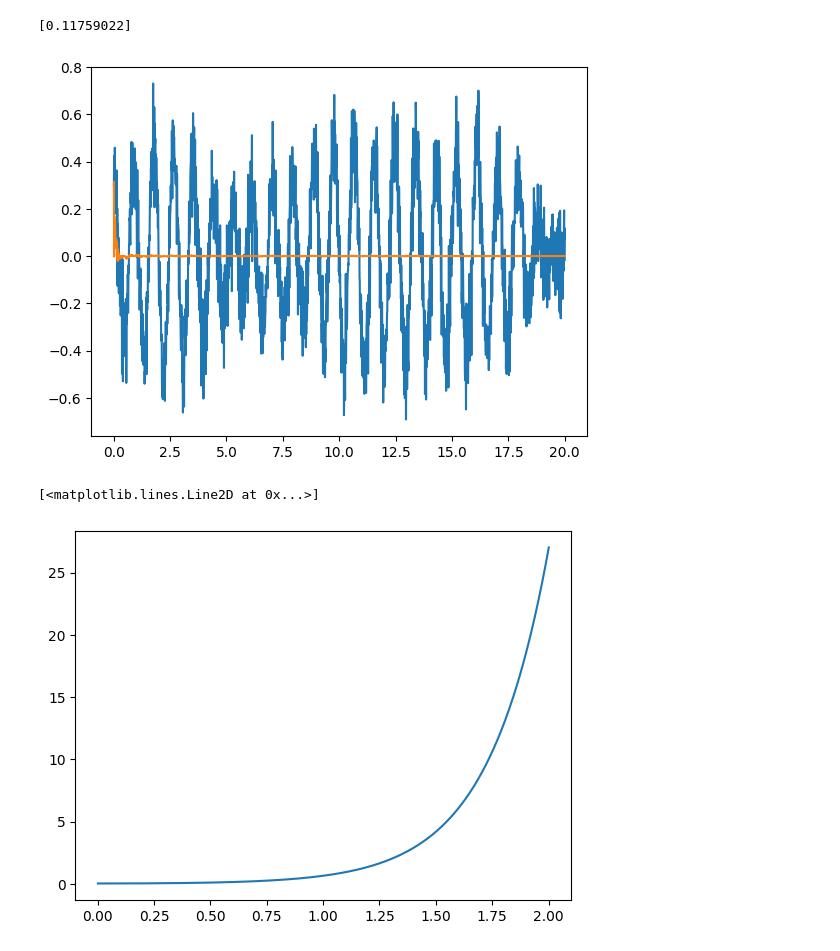
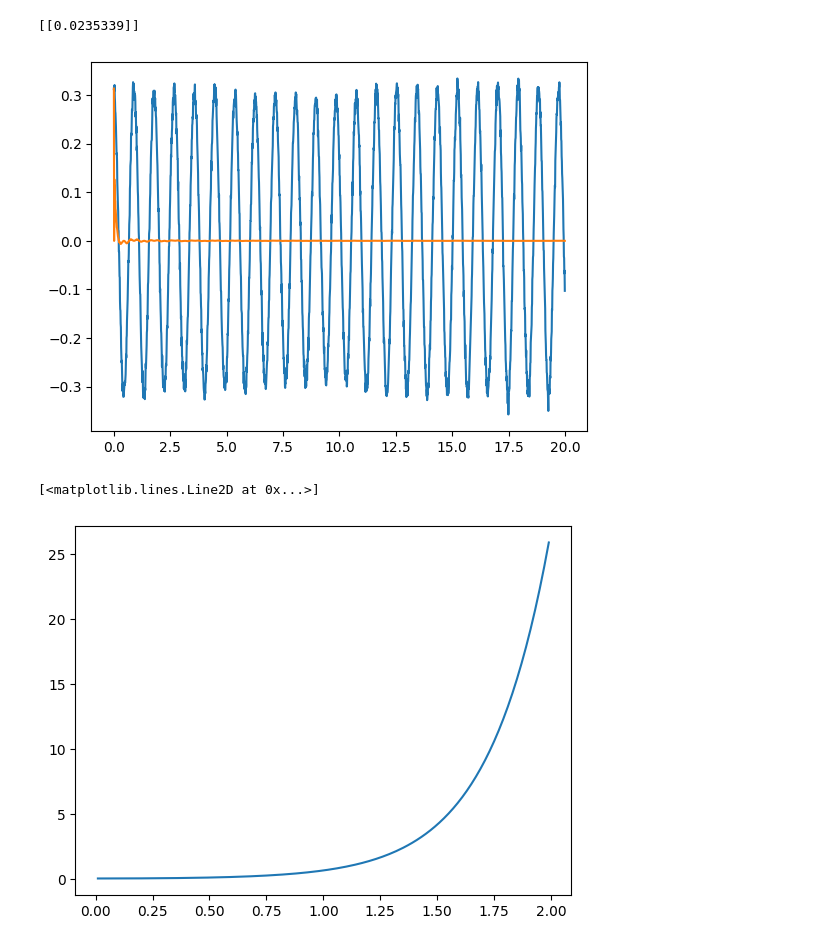
Before and after one commit to Lin-13/PySim, a Jupyter notebook: kalman.ipynb, the cells around one changed output. Drawn from its saved outputs; the diff is of its cells as text; code cells hidden in the pictures.

```diff
--- a/kalman.ipynb
+++ b/kalman.ipynb
@@ -7,6 +8,6 @@ from state_space.simulator import DynamicSystem,TimeVariable,WhiteNoise
 # %%
 pendulm = Pendulm(1,0.2)
-simulator = DynamicSystem(pendulm.A,pendulm.B,pendulm.C,pendulm.D,0.001)
+simulator = DynamicSystem(pendulm.A,pendulm.B,pendulm.C,pendulm.D)
 simulator.init(np.array([[np.pi/10],[0]]))
 theta = []
 for step in range(10000):
@@ -33,5 +34,5 @@ plt.plot(history[:,0],history[:,1])
 # %%
-simulator = DynamicSystem(pendulm.A,pendulm.B,pendulm.C,pendulm.D,0.01)
+simulator = DynamicSystem(pendulm.A,pendulm.B,pendulm.C,pendulm.D)
 simulator.init(np.array([[np.pi/10],[0]]))
 simulator.set_u(0)
 simulator.set_t_stop(20)
@@ -40,7 +41,7 @@ measure_noise = WhiteNoise(0,0.1)
 simulator.u = noise
 history = []
 for i in simulator:
-    history.append([simulator.t,i.item()+measure_noise.u.item()])
+    history.append([simulator.t,i.item()+measure_noise.y.item()])
 history = np.array(history)
 plt.plot(history[:,0],history[:,1])
 print(simulator.u)
@@ -51,30 +56,30 @@ print(simulator.u)
 
 from state_space.kalman_filter import KalmanFilter
 from state_space.simulator import DiscreteDynamicSystem
-simulator = DynamicSystem(pendulm.A,pendulm.B,pendulm.C,pendulm.D,0.01)
+simulator = DynamicSystem(pendulm.A,pendulm.B,pendulm.C,pendulm.D)
 dis_simulator = DiscreteDynamicSystem.from_continous(simulator,np.array([[np.pi/10],[0]]))
 filter = KalmanFilter(dis_simulator._A,dis_simulator._B,dis_simulator._C,dis_simulator._x,np.diag((0,1)))
 # %%
 simulator.init(np.array([[np.pi/10],[0]]))
 filter.init(simulator.x)
 simulator.set_t_stop(20)
-noise = WhiteNoise(0,0.3)
-measure_noise = WhiteNoise(0,0.1)
+noise = WhiteNoise(0,0.03)
+measure_noise = WhiteNoise(0,0.01)
 simulator.u = noise
 history = []
 for i in simulator:
-    y = i.item()+measure_noise.u.item()
+    y = i.item()+measure_noise.y.item()
     _,pre = filter.predict(simulator.u)
     filter.update(y)
     history.append([simulator.t,y,pre.item()])
     # history.append([simulator.t,y])
 history = np.array(history)
 plt.plot(history[:,0],history[:,1])
 plt.plot(history[:,0],history[:,2])
 print(simulator.u)
 # %% [output]
-[0.11759022]
+[[0.0235339]]
-[figure, old version]
+[figure, new version]
 # %%
 from state_space.system import InvertPendulm
 m,M,L = 48,47.7,0.85
@@ -89,4 +94,4 @@ history = np.array(history)
 plt.plot(history[:,0],history[:,1])
 # %% [output]
 [<matplotlib.lines.Line2D at 0x...>]
-[figure, old version]
+[figure, new version]
```
Also changed, not shown: parts of 12 cells of this notebook, 4 other files.
